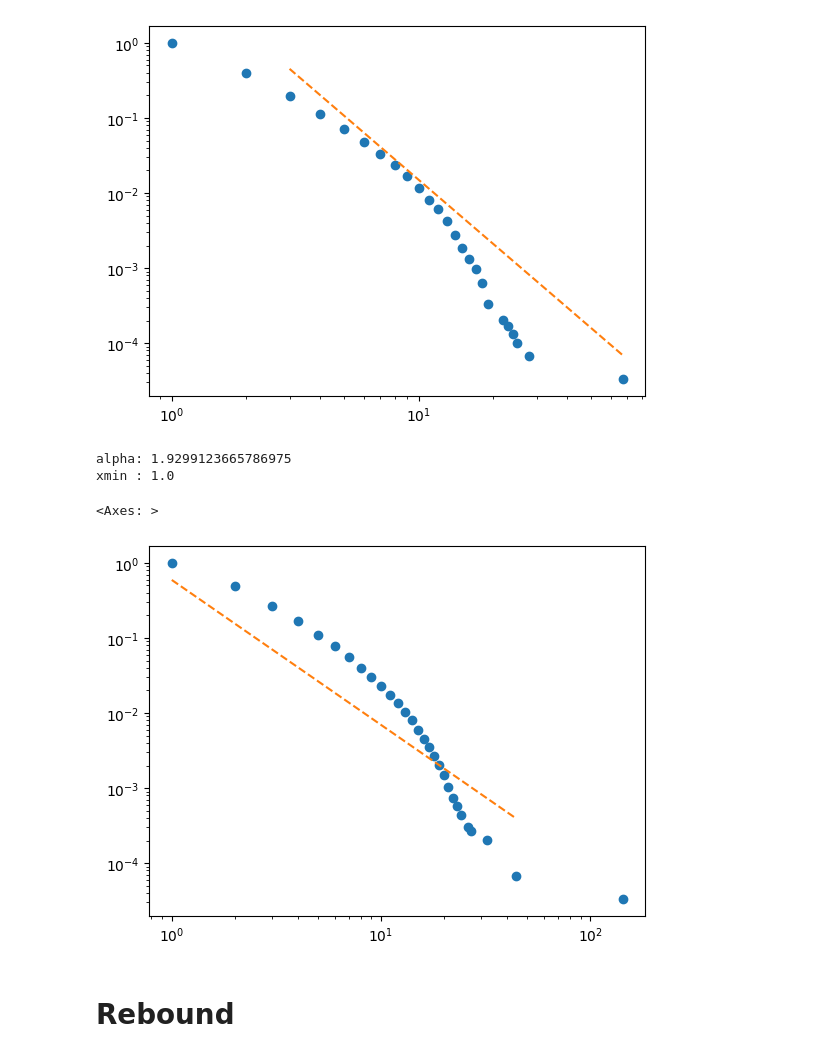
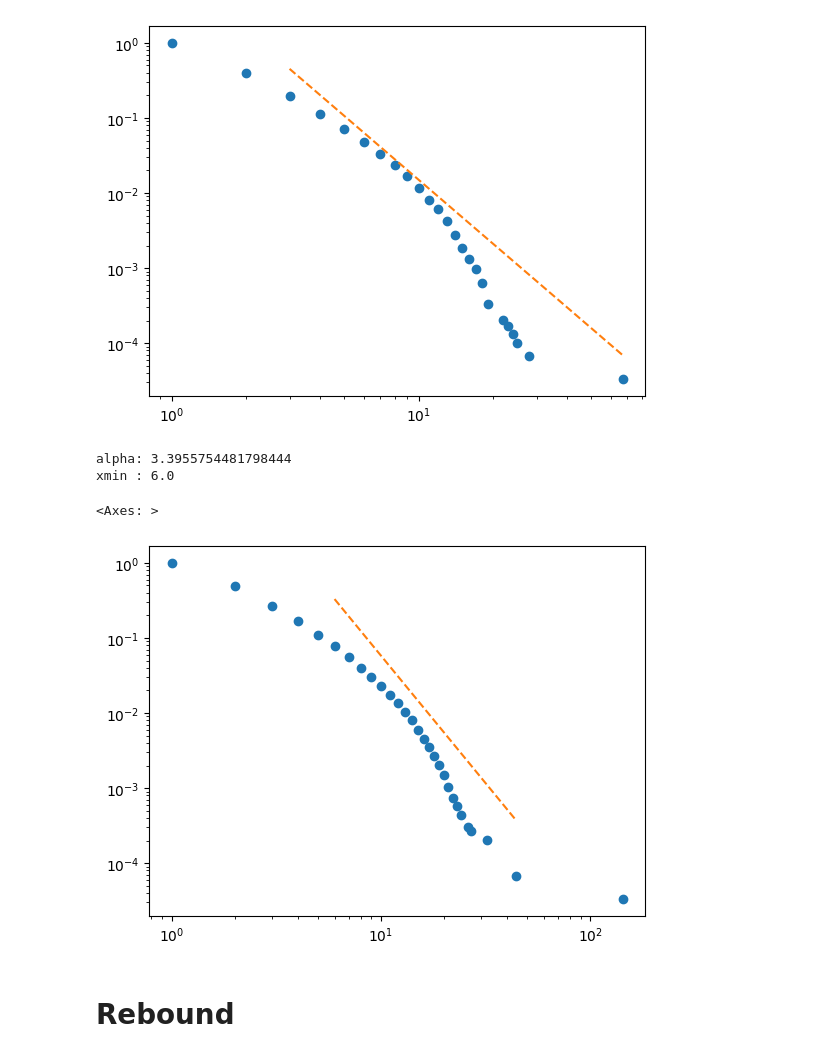
Before and after one commit to mohamad-hasan-sohan-ajini/predictive-maintenance, a Jupyter notebook: src/our_data_eda.ipynb, the cells around one changed output. Drawn from its saved outputs; the diff is of its cells as text; code cells hidden in the pictures.

```diff
--- a/src/our_data_eda.ipynb
+++ b/src/our_data_eda.ipynb
@@ -341,12 +342,12 @@ xmin : 3.0
 <Axes: >
 [figure]
 # %%
-plot_log_log(cascading_failure_sizes, xmin=1, xmax=50)
+plot_log_log(cascading_failure_sizes, xmin=6, xmax=50)
 # %% [output]
-alpha: 1.9299123665786975
-xmin : 1.0
+alpha: 3.3955754481798444
+xmin : 6.0
 <Axes: >
-[figure, old version]
+[figure, new version]
 # %% [markdown]
 # Rebound
 # %%
```
Also changed, not shown: parts of 1 cell of this notebook.
